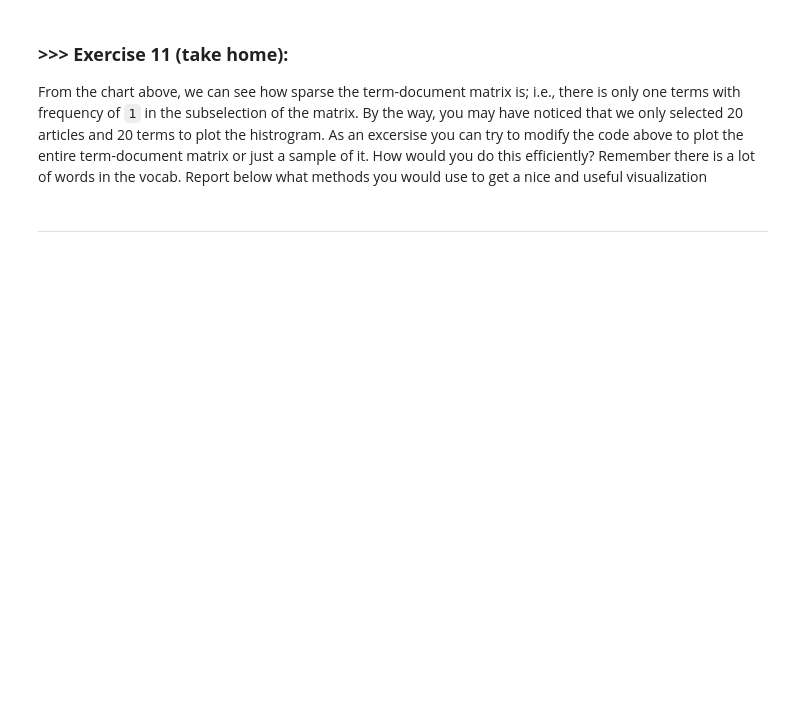
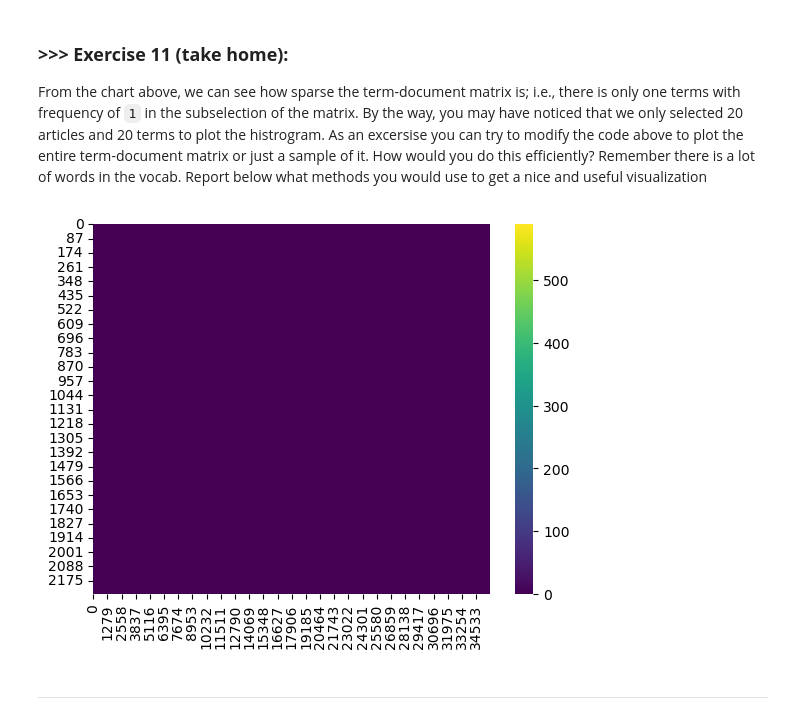
Before and after one commit to NightHao/DM2023-Lab1-Master, a Jupyter notebook: DM2023-Lab1-Master.ipynb, the cells around one changed output. Saved outputs shown, nothing was run; the diff lists cells and outputs as text; code cells hidden in the pictures; blank space fills up the shorter version.

```diff
--- a/DM2023-Lab1-Master.ipynb
+++ b/DM2023-Lab1-Master.ipynb
@@ -1186,3 +1248,13 @@ From the chart above, we can see how sparse the term-document matrix is; i.e., t
+# %%
+# Answer here
+import scipy.sparse as sp
+#plot_x = ["term_"+str(i) for i in count_vect.get_feature_names_out()[:]]
+#plot_y = ["doc_"+ str(i) for i in list(X.index)[:]]
+sparse_matrix = sp.csr_matrix(X_counts[:, :])
+sns.heatmap(sparse_matrix.toarray(), cmap='viridis')
+plt.show()
+# %% [output]
+[figure, added]
 # %% [markdown]
 ---
 # %% [markdown]
```
Also changed, not shown: parts of 15 cells of this notebook.
